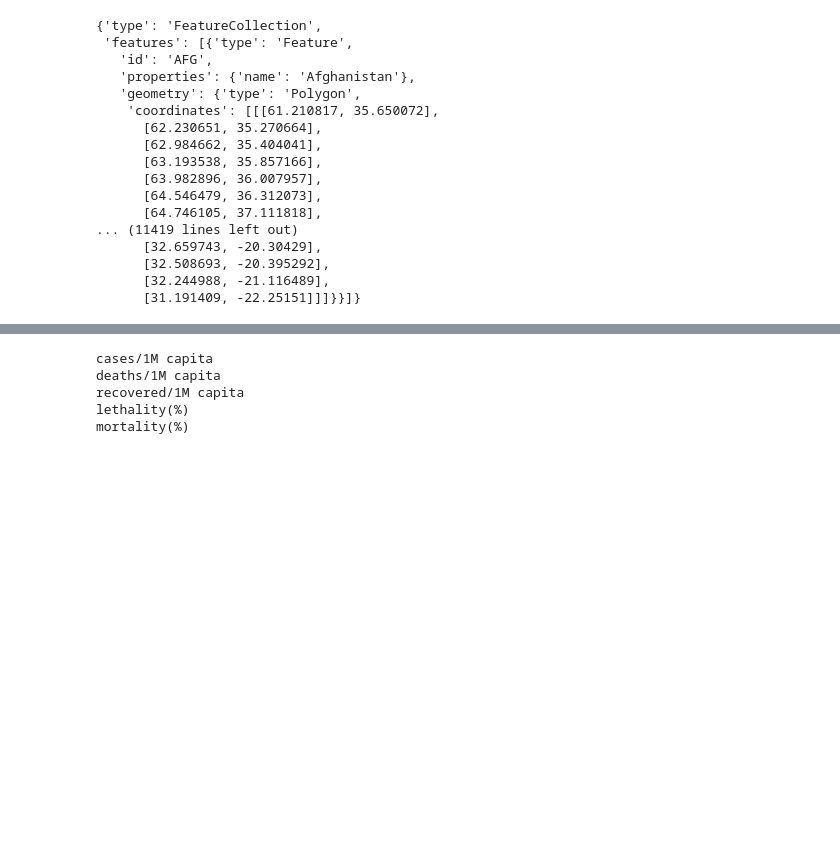
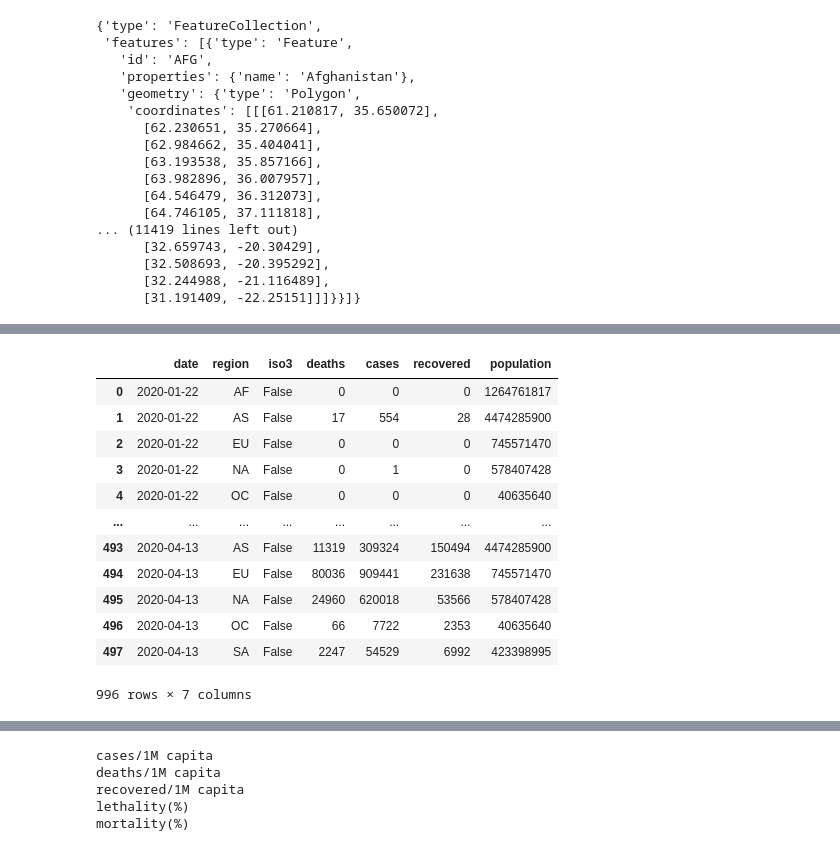
Before and after one commit to ditori1976/covid_app, a Jupyter notebook: DataLoader.ipynb, the cells around one changed output, grey strips where cells are left out. Drawn from its saved outputs; the diff is of its cells as text; code cells hidden in the pictures; blank space fills up the shorter version.

```diff
--- a/DataLoader.ipynb
+++ b/DataLoader.ipynb
@@ -225,0 +325,23 @@ class DataLoader(Transform):
+# %%
+world=data.data.groupby(["date"]).agg({"iso3": "max","deaths": "sum", "cases": "sum", "recovered": "sum", "population": "sum"})
+world.reset_index(inplace=True)
+world.loc[:,"continent"] = "World"
+world.loc[:,"iso3"] = False
+#timeseries.rename(columns={"continent": "region"}, inplace=True)
+#timeseries[timeseries.region=="AF"]
+world
+timeseries.append(timeseries)
+# %% [output]
+|  | date | region | iso3 | deaths | cases | recovered | population |
+| 0 | 2020-01-22 | AF | False | 0 | 0 | 0 | 1264761817 |
+| 1 | 2020-01-22 | AS | False | 17 | 554 | 28 | 4474285900 |
+| 2 | 2020-01-22 | EU | False | 0 | 0 | 0 | 745571470 |
+| 3 | 2020-01-22 | NA | False | 0 | 1 | 0 | 578407428 |
+| 4 | 2020-01-22 | OC | False | 0 | 0 | 0 | 40635640 |
+| ... | ... | ... | ... | ... | ... | ... | ... |
+| 493 | 2020-04-13 | AS | False | 11319 | 309324 | 150494 | 4474285900 |
+| 494 | 2020-04-13 | EU | False | 80036 | 909441 | 231638 | 745571470 |
+| 495 | 2020-04-13 | NA | False | 24960 | 620018 | 53566 | 578407428 |
+| 496 | 2020-04-13 | OC | False | 66 | 7722 | 2353 | 40635640 |
+| 497 | 2020-04-13 | SA | False | 2247 | 54529 | 6992 | 423398995 |
+996 rows × 7 columns
```
Also changed, not shown: parts of 6 cells of this notebook, 2 other files.
